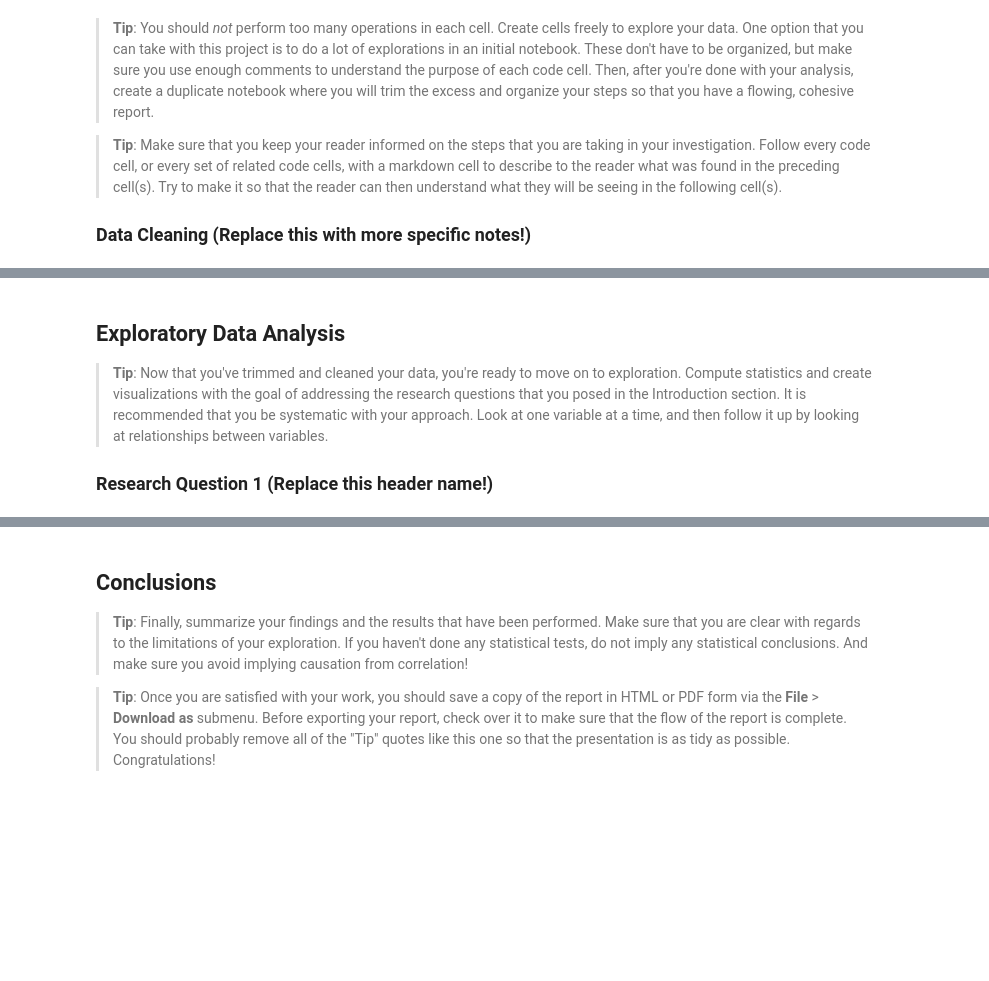
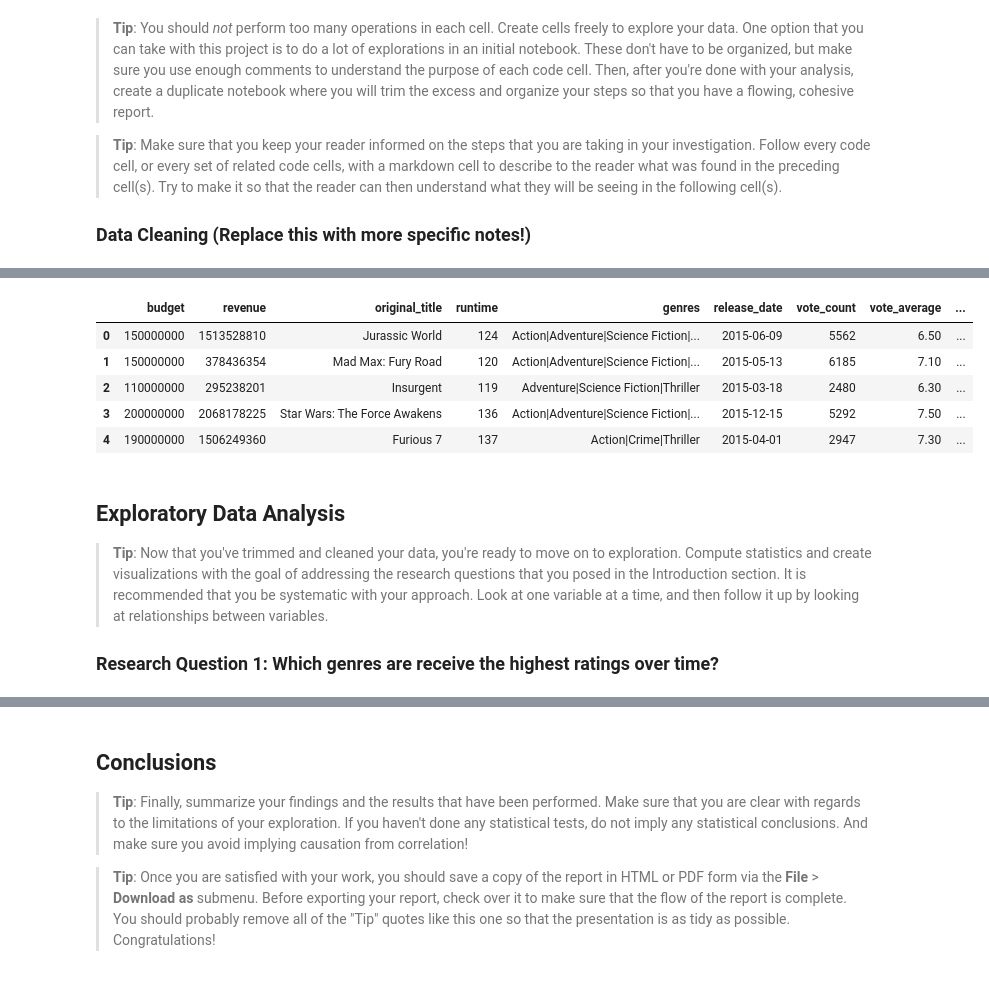
Before and after one commit to PhilipKarns/tmdb_movies, a Jupyter notebook: investigate-tmdb-movie-dataset.ipynb, the cells around one changed output, grey strips where cells are left out. Saved outputs shown, nothing was run; the diff lists cells and outputs as text; code cells hidden in the pictures; blank space fills up the shorter version.

```diff
--- a/investigate-tmdb-movie-dataset.ipynb
+++ b/investigate-tmdb-movie-dataset.ipynb
@@ -80,10 +312,20 @@ We have 21 columns of data to work with. Before we move on, here is a descriptio
+# %%
+#confirm the new column was created and contains the first genre value from each row in the genres column
+df_movies.head(5)
+# %% [output]
+|  | budget | revenue | original_title | runtime | genres | release_date | vote_count | vote_average | ... |
+| 0 | 150000000 | 1513528810 | Jurassic World | 124 | Action|Adventure|Science Fiction|... | 2015-06-09 | 5562 | 6.50 | ... |
+| 1 | 150000000 | 378436354 | Mad Max: Fury Road | 120 | Action|Adventure|Science Fiction|... | 2015-05-13 | 6185 | 7.10 | ... |
+| 2 | 110000000 | 295238201 | Insurgent | 119 | Adventure|Science Fiction|Thriller | 2015-03-18 | 2480 | 6.30 | ... |
+| 3 | 200000000 | 2068178225 | Star Wars: The Force Awakens | 136 | Action|Adventure|Science Fiction|... | 2015-12-15 | 5292 | 7.50 | ... |
+| 4 | 190000000 | 1506249360 | Furious 7 | 137 | Action|Crime|Thriller | 2015-04-01 | 2947 | 7.30 | ... |
 # %% [markdown]
 <a id='eda'></a>
 ## Exploratory Data Analysis
 
 > **Tip**: Now that you've trimmed and cleaned your data, you're ready to move on to exploration. Compute statistics and create visualizations with the goal of addressing the research questions that you posed in the Introduction section. It is recommended that you be systematic with your approach. Look at one variable at a time, and then follow it up by looking at relationships between variables.
 
-### Research Question 1 (Replace this header name!)
+### Research Question 1: Which genres are receive the highest ratings over time?
 # %%
 # Use this, and more code cells, to explore your data. Don't forget to add
 #   Markdown cells to document your observations and findings.
```
Also changed, not shown: parts of 40 cells of this notebook.
